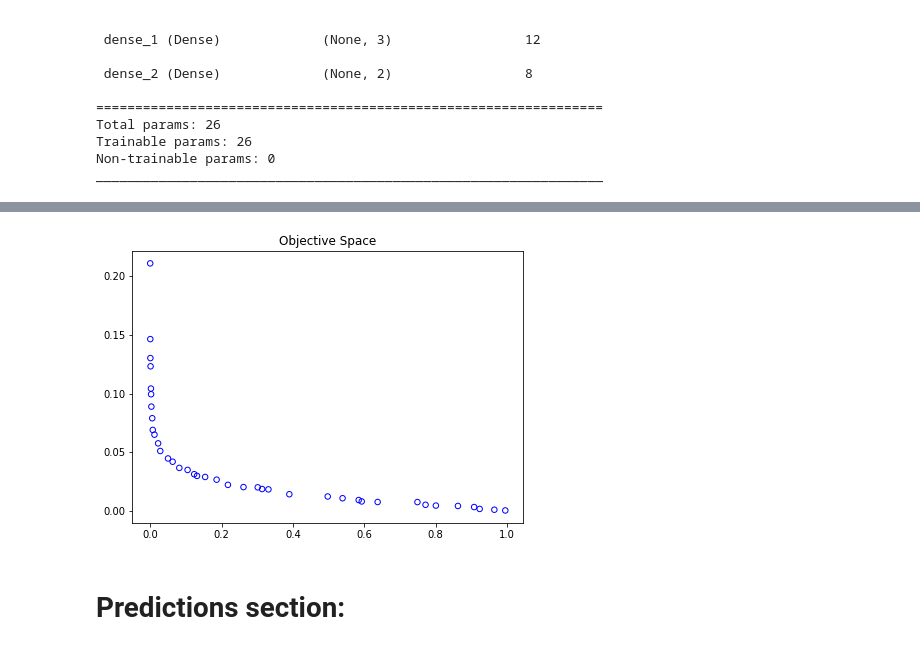
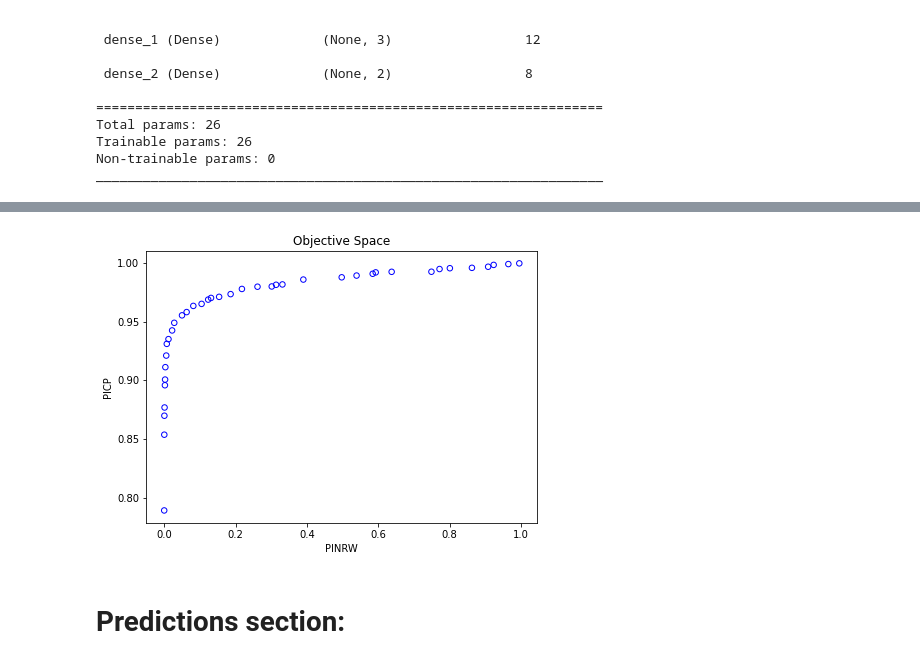
Before and after one commit to alexandrgsv/stock_prediction_models, a Jupyter notebook: _MMVB_nsga_ii_ub_lb_ipynb_weights_ipynb__.ipynb, the cells around one changed output, grey strips where cells are left out. Drawn from its saved outputs; the diff is of its cells as text; code cells hidden in the pictures.

```diff
--- a/_MMVB_nsga_ii_ub_lb_ipynb_weights_ipynb__.ipynb
+++ b/_MMVB_nsga_ii_ub_lb_ipynb_weights_ipynb__.ipynb
@@ -327,13 +335,18 @@ F_df = pd.DataFrame(F)
 X_df.to_csv('X.csv')
 # %%
 F_df.to_csv('F.csv')
+# %%
+F_df = pd.read_csv('F.csv')
+F = np.array(F_df.iloc[:,1:])
 # %%
 plt.figure(figsize=(7, 5))
-plt.scatter(F[:, 0], F[:, 1], s=30, facecolors='none', edgecolors='blue')
+plt.scatter(F[:, 0], 1 - F[:, 1], s=30, facecolors='none', edgecolors='blue')
 plt.title("Objective Space")
+plt.xlabel('PINRW')
+plt.ylabel('PICP')
 plt.show()
 # %% [output]
-[figure, old version]
+[figure, new version]
 # %%
 y_test = scaler.inverse_transform(y_test)
 # %% [markdown]
```
Also changed, not shown: parts of 1 cell of this notebook.
